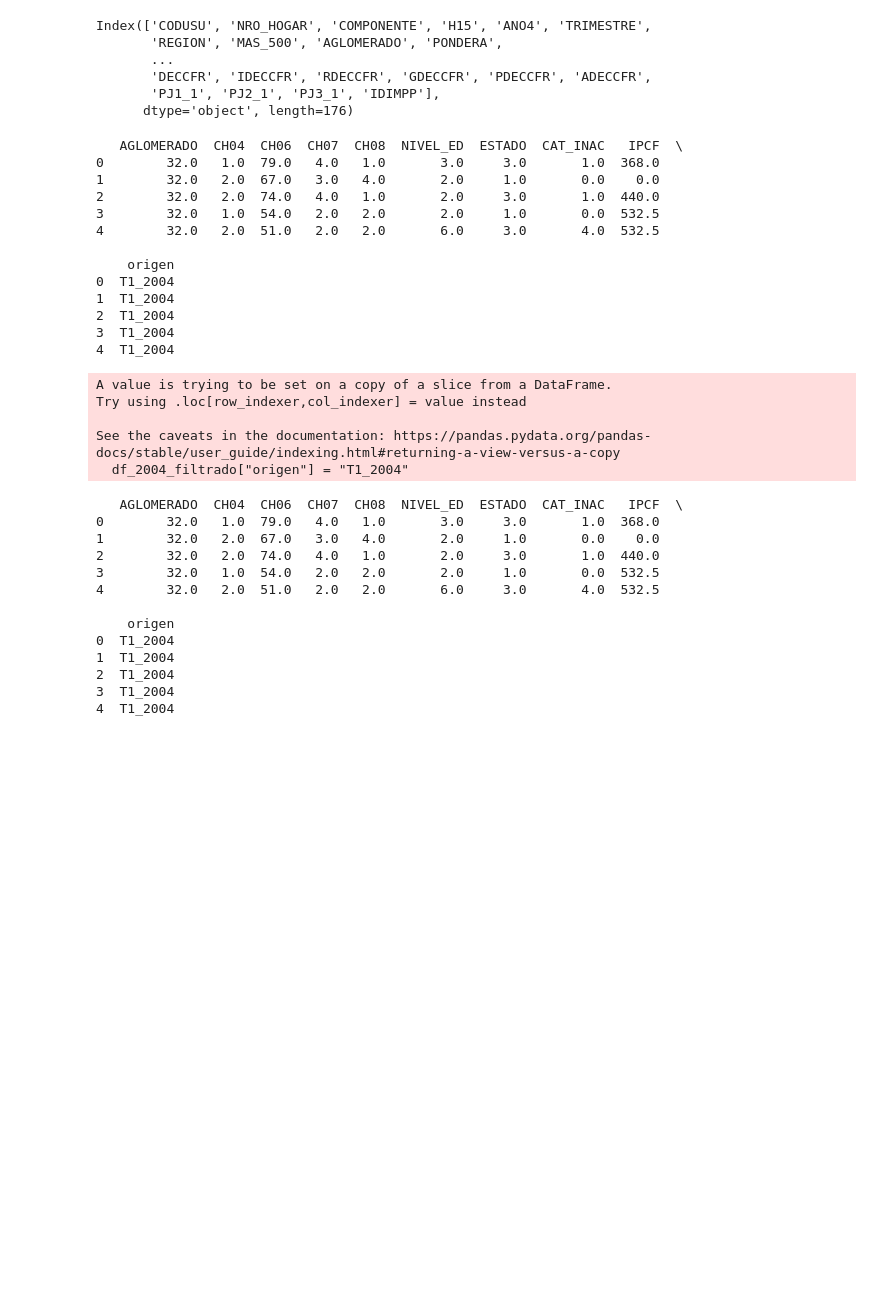
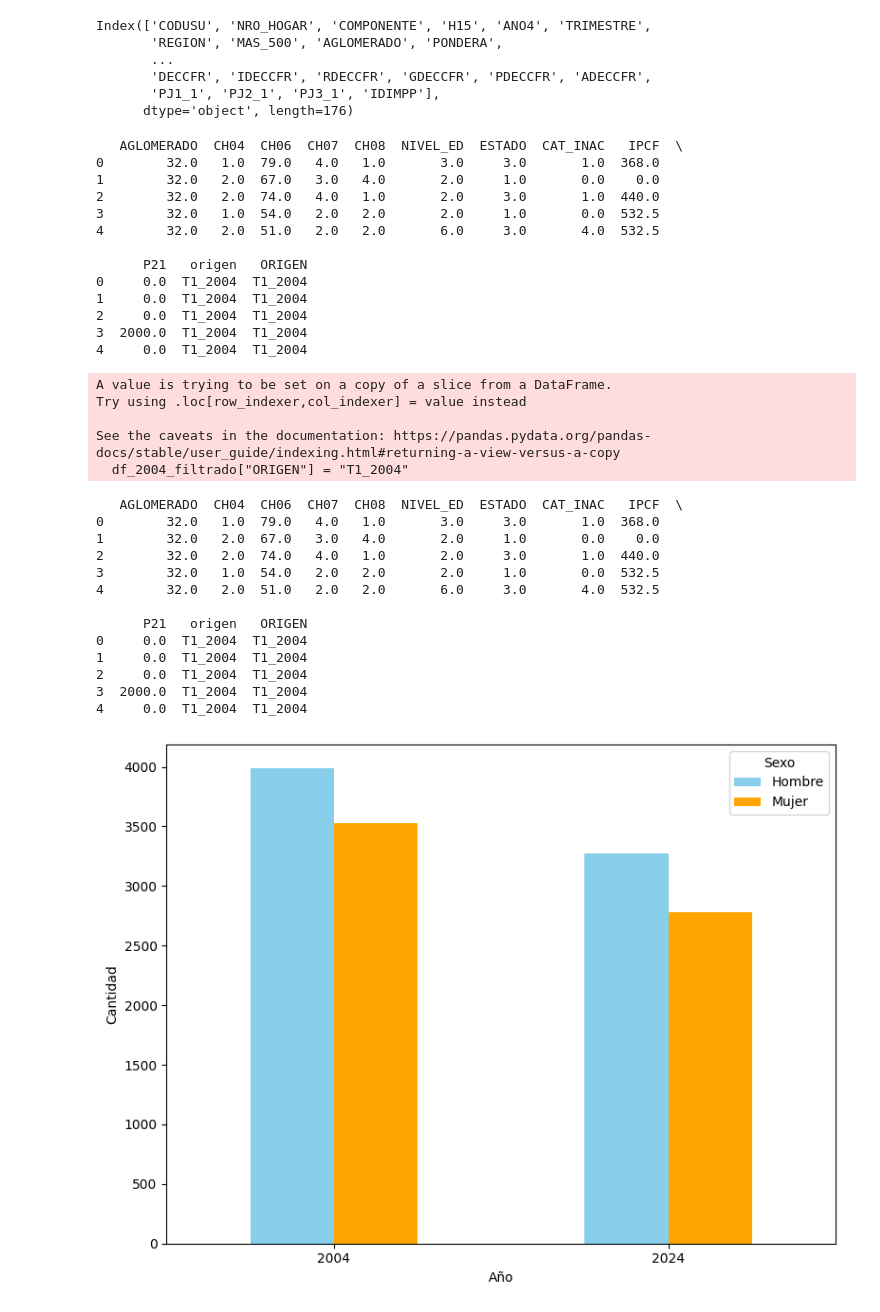
Before and after one commit to renzo290/Big-Data-UBA-Grupo-2, a Jupyter notebook: TP3/TP3_UBA_Informe.ipynb, the cells around one changed output. Saved outputs shown, nothing was run; the diff lists cells and outputs as text; code cells hidden in the pictures; blank space fills up the shorter version.

```diff
--- a/TP3/TP3_UBA_Informe.ipynb
+++ b/TP3/TP3_UBA_Informe.ipynb
@@ -103,7 +107,7 @@ Index(['CODUSU', 'NRO_HOGAR', 'COMPONENTE', 'H15', 'ANO4', 'TRIMESTRE',
 # %%
 #Definimos las variables que necesitaremos de ambas bases para poder hacer la unión
 
-variables_filtrar = ["AGLOMERADO", "CH04", "CH06", "CH07", "CH08", "NIVEL_ED", "ESTADO", "CAT_INAC", "IPCF"]
+variables_filtrar = ["AGLOMERADO", "CH04", "CH06", "CH07", "CH08", "NIVEL_ED", "ESTADO", "CAT_INAC", "IPCF", "P21"]
 
 #Filtramos en la base de 2004
 df_2004_filtrado = df_2004[variables_filtrar]
@@ -117,8 +121,8 @@ df_2024_filtrado = df_2024[variables_filtrar]
 df_2024_filtrado = df_2024_filtrado[df_2004_filtrado.columns]
 
 #Agregamos una columna de origen a cada df
-df_2004_filtrado["origen"] = "T1_2004"
-df_2024_filtrado["origen"] = "T1_2024"
+df_2004_filtrado["ORIGEN"] = "T1_2004"
+df_2024_filtrado["ORIGEN"] = "T1_2024"
 
 #Unimos verticalmente y verificamos los resultados
 df_union = pd.concat([df_2004_filtrado, df_2024_filtrado], ignore_index=True)
@@ -132,17 +136,17 @@ print(df_union.head())
 3        32.0   1.0  54.0   2.0   2.0       2.0     1.0       0.0  532.5
 4        32.0   2.0  51.0   2.0   2.0       6.0     3.0       4.0  532.5
 
-    origen
-0  T1_2004
-1  T1_2004
-2  T1_2004
-3  T1_2004
-4  T1_2004
+      P21   origen   ORIGEN
+0     0.0  T1_2004  T1_2004
+1     0.0  T1_2004  T1_2004
+2     0.0  T1_2004  T1_2004
+3  2000.0  T1_2004  T1_2004
+4     0.0  T1_2004  T1_2004
 A value is trying to be set on a copy of a slice from a DataFrame.
 Try using .loc[row_indexer,col_indexer] = value instead
 
 See the caveats in the documentation: https://pandas.pydata.org/pandas-docs/stable/user_guide/indexing.html#returning-a-view-versus-a-copy
-  df_2004_filtrado["origen"] = "T1_2004"
+  df_2004_filtrado["ORIGEN"] = "T1_2004"
 # %%
 #Filtro los aglomerados que no corresponden a CABA o a partidos del Gran Buenos Aires
 
@@ -157,11 +161,47 @@ print(df_union_filtrado.head())
 3        32.0   1.0  54.0   2.0   2.0       2.0     1.0       0.0  532.5
 4        32.0   2.0  51.0   2.0   2.0       6.0     3.0       4.0  532.5
 
-    origen
-0  T1_2004
-1  T1_2004
-2  T1_2004
-3  T1_2004
-4  T1_2004
+      P21   origen   ORIGEN
+0     0.0  T1_2004  T1_2004
+1     0.0  T1_2004  T1_2004
+2     0.0  T1_2004  T1_2004
+3  2000.0  T1_2004  T1_2004
+4     0.0  T1_2004  T1_2004
 # %%
+#INCISO B
+
 #Elimino las observaciones que tienen negativo en ingresos y en edad
+
+df_union_filtrado = df_union_filtrado[(df_union_filtrado['CH06'] >= 0) & (df_union_filtrado['P21'] >= 0)]
+# %%
+#INCISO C
+#Preparamos los datos y creamos un gráfico de barras por sexo en cada año
+
+#Filtramos los datos por año
+df_2024 = df_union_filtrado[(df_union_filtrado['ORIGEN'] == "T1_2024") & (df_union_filtrado['CH04'].notna())]
+df_2004 = df_union_filtrado[(df_union_filtrado['ORIGEN'] == "T1_2004") & (df_union_filtrado['CH04'].notna())]
+
+#Contamos la cantidad por año
+conteo_2024 = df_2024['CH04'].value_counts()
+conteo_2004 = df_2004['CH04'].value_counts()
+
+#Creamos el df necesario para el gráfico
+df_composicion = pd.DataFrame({
+    '2004': conteo_2004,
+    '2024': conteo_2024
+}).fillna(0)
+
+#Mapeamos las etiquetas
+etiquetas = {1: "Hombre", 2: "Mujer"}
+df_composicion.index = df_composicion.index.map(etiquetas)
+
+# Creamos el gráfico de barras
+df_composicion.T.plot(kind='bar', figsize=(8, 6), color=['skyblue', 'orange'])
+plt.xlabel('Año')
+plt.ylabel('Cantidad')
+plt.xticks(rotation=0)
+plt.legend(['Hombre', 'Mujer'], title='Sexo', loc='upper right')  # Leyenda en la esquina superior derecha
+plt.tight_layout()
+plt.show()
+# %% [output]
+[figure, added]
```
Also changed, not shown: parts of 6 cells of this notebook.
